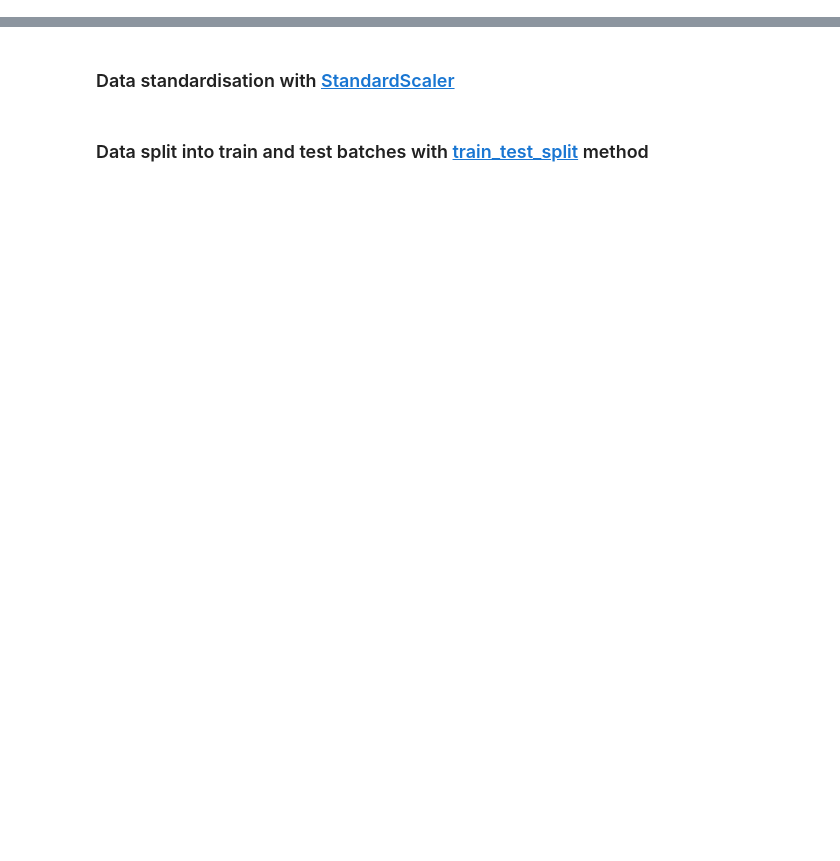
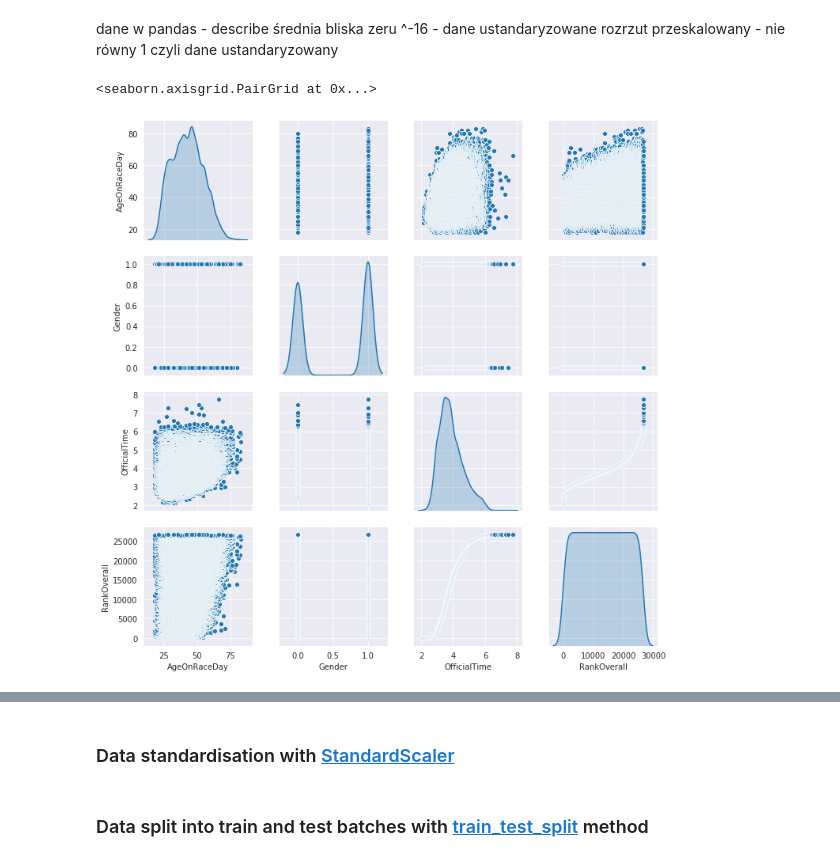
Before and after one commit to mijapa/BostonMarathonAnalisys, a Jupyter notebook: Boston_Prediction.ipynb, the cells around one changed output, grey strips where cells are left out. Saved outputs shown, nothing was run; the diff lists cells and outputs as text; code cells hidden in the pictures; blank space fills up the shorter version.

```diff
--- a/Boston_Prediction.ipynb
+++ b/Boston_Prediction.ipynb
@@ -94,0 +88,17 @@ See the caveats in the documentation: http://pandas.pydata.org/pandas-docs/stabl
+# %% [markdown]
+dane w pandas - describe
+średnia bliska zeru ^-16 - dane ustandaryzowane
+rozrzut przeskalowany - nie równy 1
+czyli dane ustandaryzowany
+# %%
+%matplotlib inline
+
+import matplotlib.pyplot as plt
+import seaborn as sb
+
+sb.pairplot(results_2019, diag_kind="kde")
+
+# Wykres typu pairplot pozwala na zaobserwowanie korelacji między parami danych
+# %% [output]
+<seaborn.axisgrid.PairGrid at 0x...>
+[figure, added]
```
Also changed, not shown: parts of 18 cells of this notebook, 2 other files.
